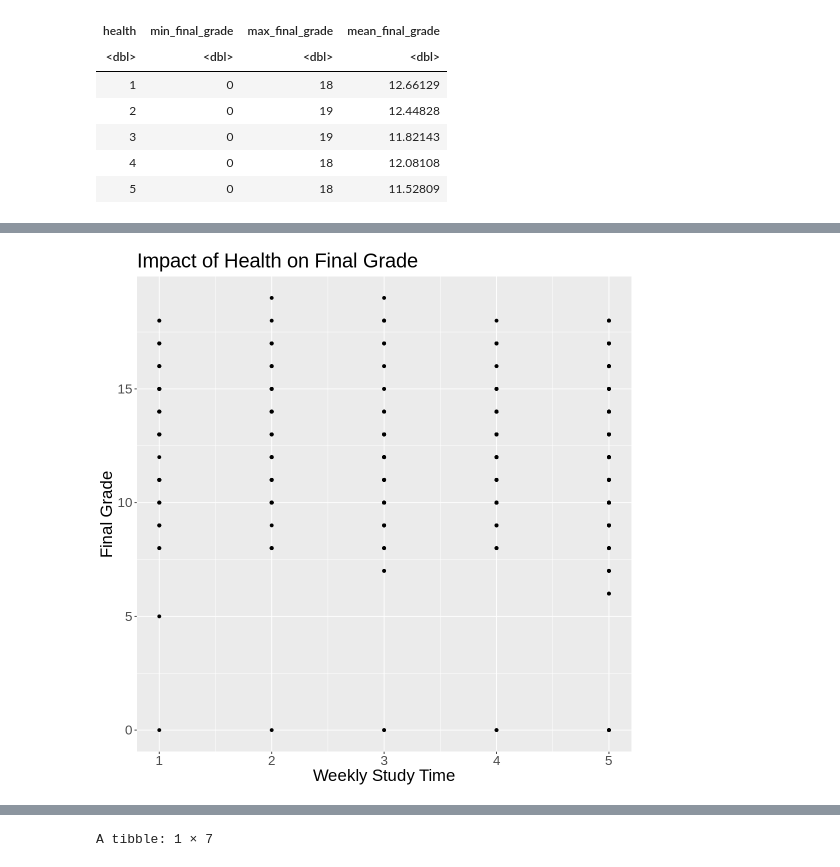
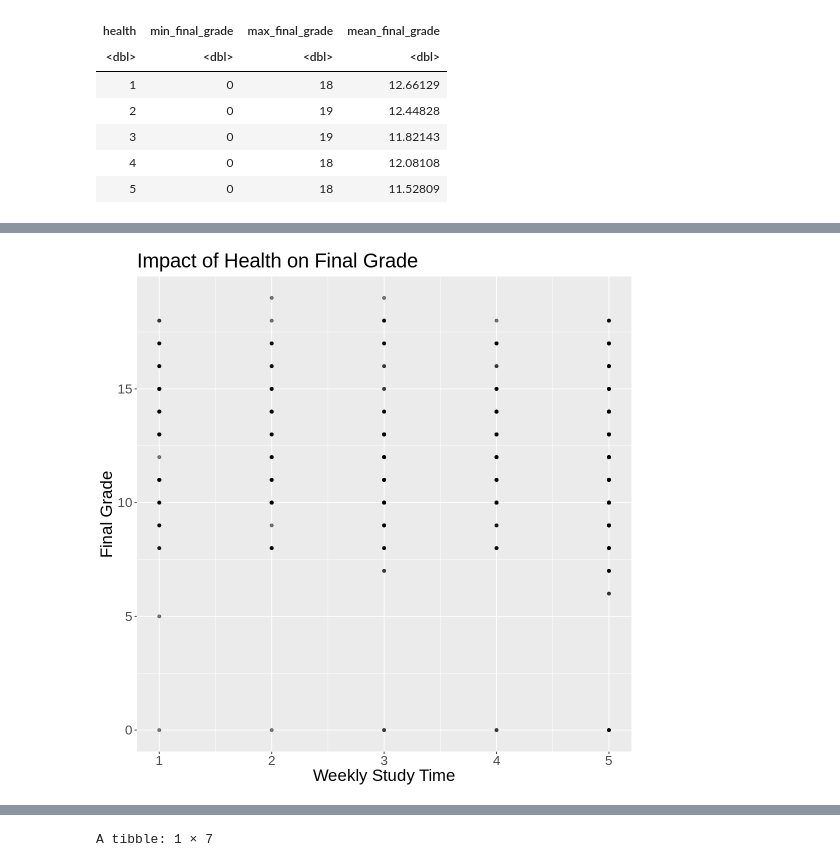
Before and after one commit to jsonthany/dsci_100_project, a Jupyter notebook: project_report.ipynb, the cells around one changed output, grey strips where cells are left out. Saved outputs shown, nothing was run; the diff lists cells and outputs as text; code cells hidden in the pictures.

```diff
--- a/project_report.ipynb
+++ b/project_report.ipynb
@@ -217,11 +200,11 @@ famrel_plot
 # %%
 health_plot <- ggplot(student_train, aes(x = health, y = G3)) +
-  geom_point() +
+  geom_point(alpha = 0.5) +
   xlab("Weekly Study Time") +
   ylab("Final Grade") +
     labs (title = "Impact of Health on Final Grade") +
 theme(text = element_text(size=20))
 
 health_plot
 # %% [output]
-[figure, old version]
+[figure, new version]
```
Also changed, not shown: parts of 15 cells of this notebook.
